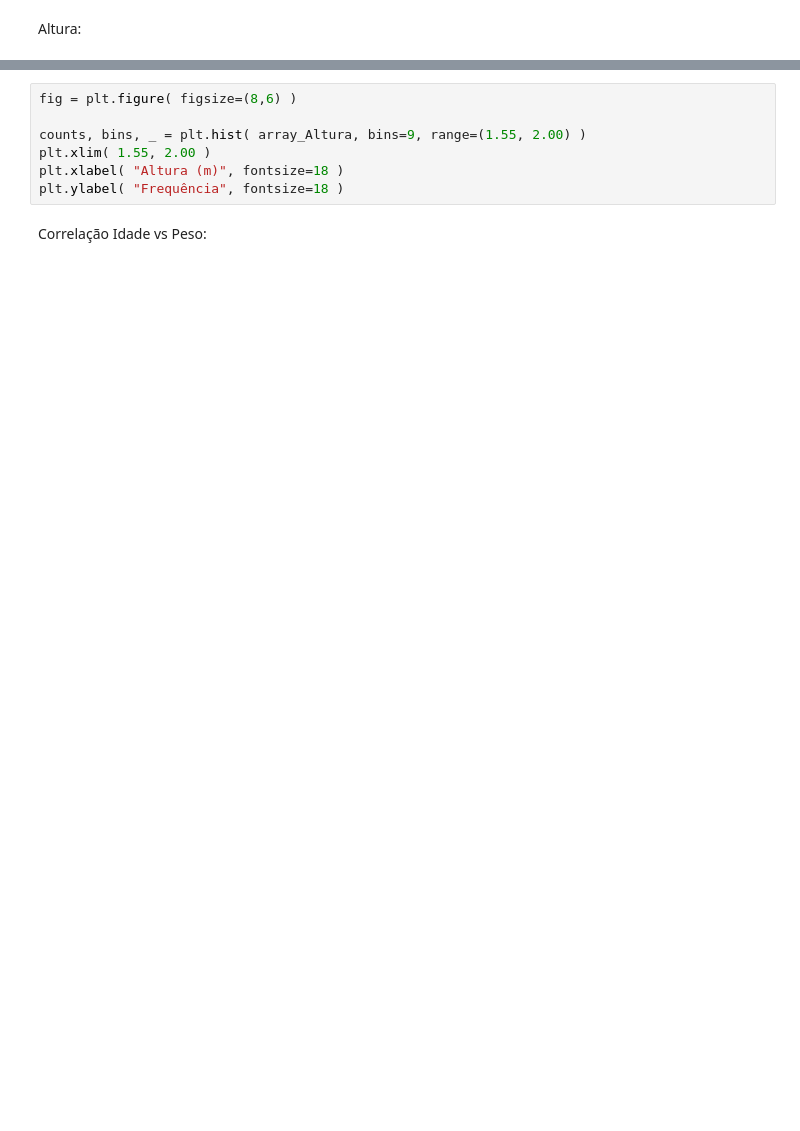
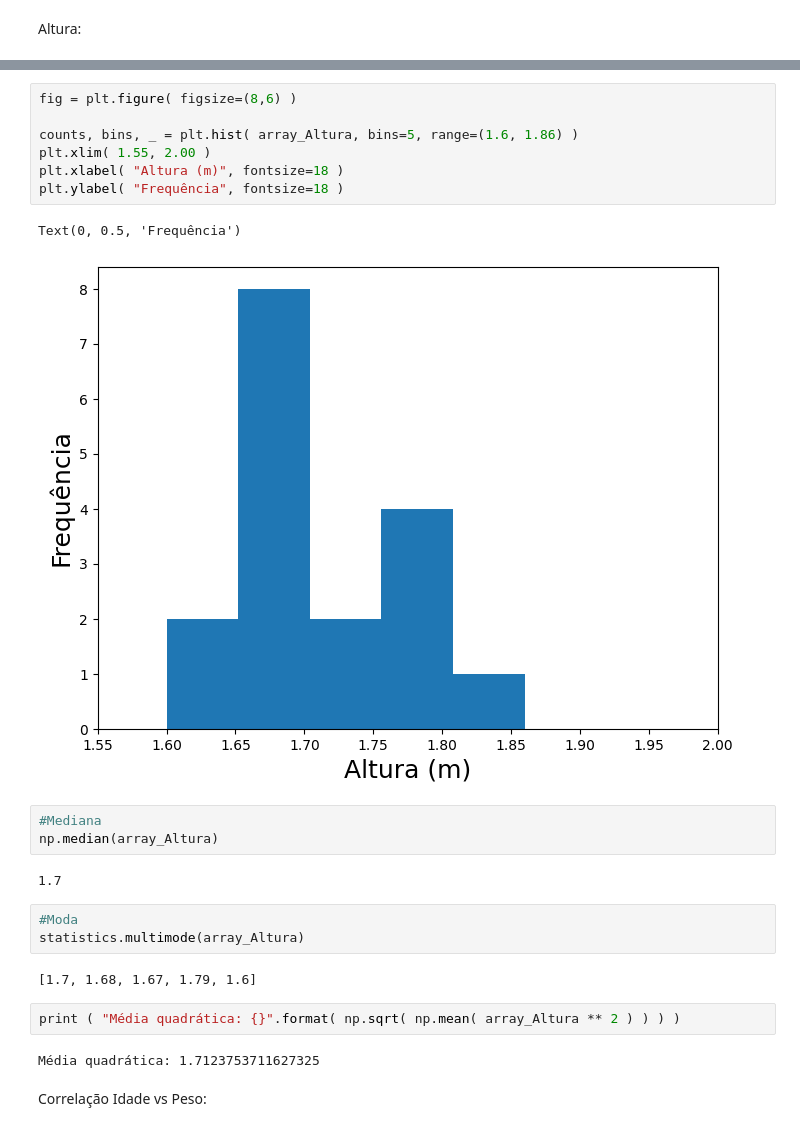
Before and after one commit to elizamelo/FisicaGeral, a Jupyter notebook: Aula01_Dados_da_Turma_2023.ipynb, the cells around one changed output, grey strips where cells are left out. Cells and saved outputs as stored; diff of their text form; blank space fills up the shorter version.

```diff
--- a/Aula01_Dados_da_Turma_2023.ipynb
+++ b/Aula01_Dados_da_Turma_2023.ipynb
@@ -85,10 +287,27 @@ np.sort( array_Altura )
 # %%
 fig = plt.figure( figsize=(8,6) )
 
-counts, bins, _ = plt.hist( array_Altura, bins=9, range=(1.55, 2.00) )
+counts, bins, _ = plt.hist( array_Altura, bins=5, range=(1.6, 1.86) )
 plt.xlim( 1.55, 2.00 )
 plt.xlabel( "Altura (m)", fontsize=18 )
 plt.ylabel( "Frequência", fontsize=18 )
+# %% [output]
+Text(0, 0.5, 'Frequência')
+[figure, added]
+# %%
+#Mediana
+np.median(array_Altura)
+# %% [output]
+1.7
+# %%
+#Moda
+statistics.multimode(array_Altura)
+# %% [output]
+[1.7, 1.68, 1.67, 1.79, 1.6]
+# %%
+print ( "Média quadrática: {}".format( np.sqrt( np.mean( array_Altura ** 2 ) ) ) )
+# %% [output]
+Média quadrática: 1.7123753711627325
 # %% [markdown]
 Correlação Idade vs Peso:
 # %%
```
Also changed, not shown: parts of 73 cells of this notebook.
